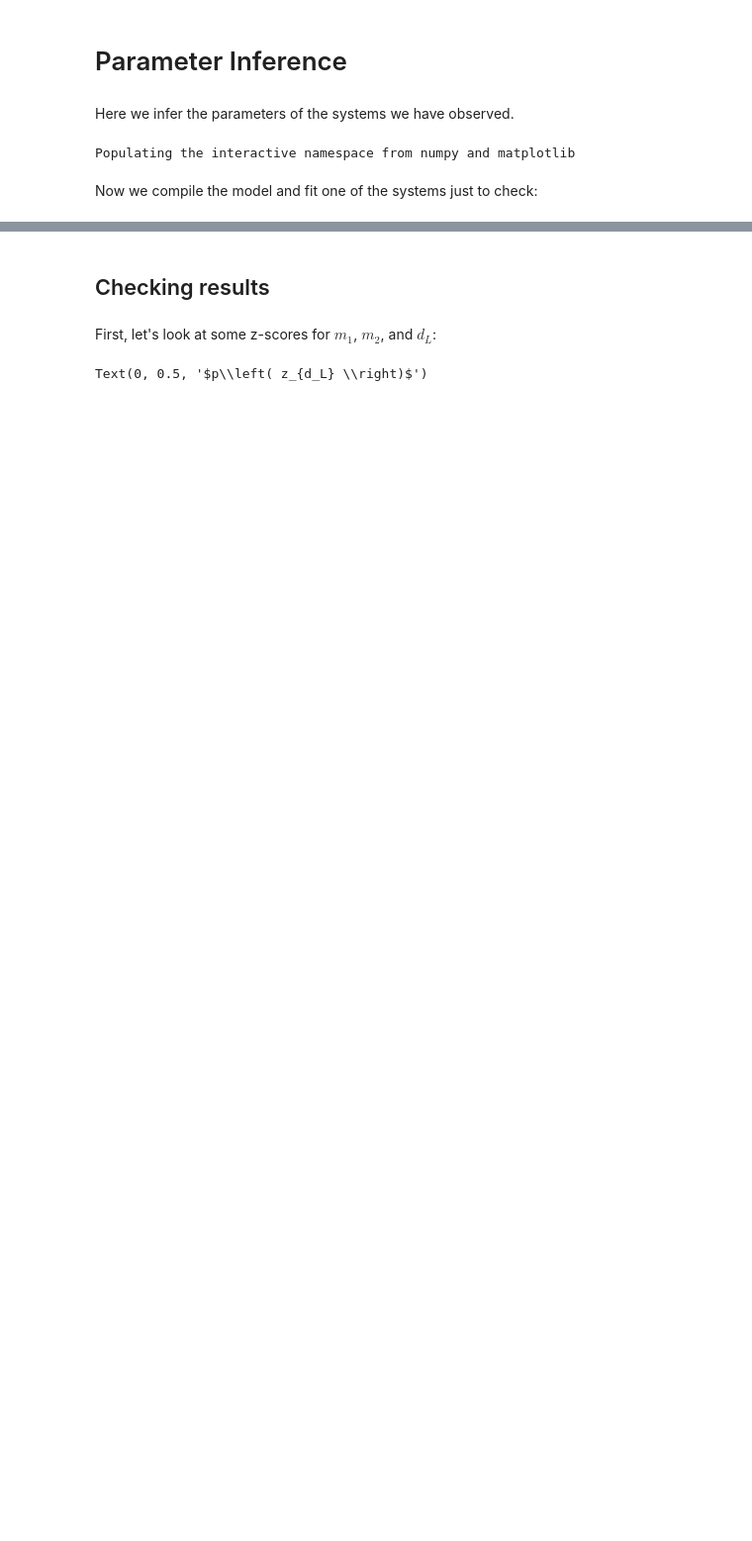
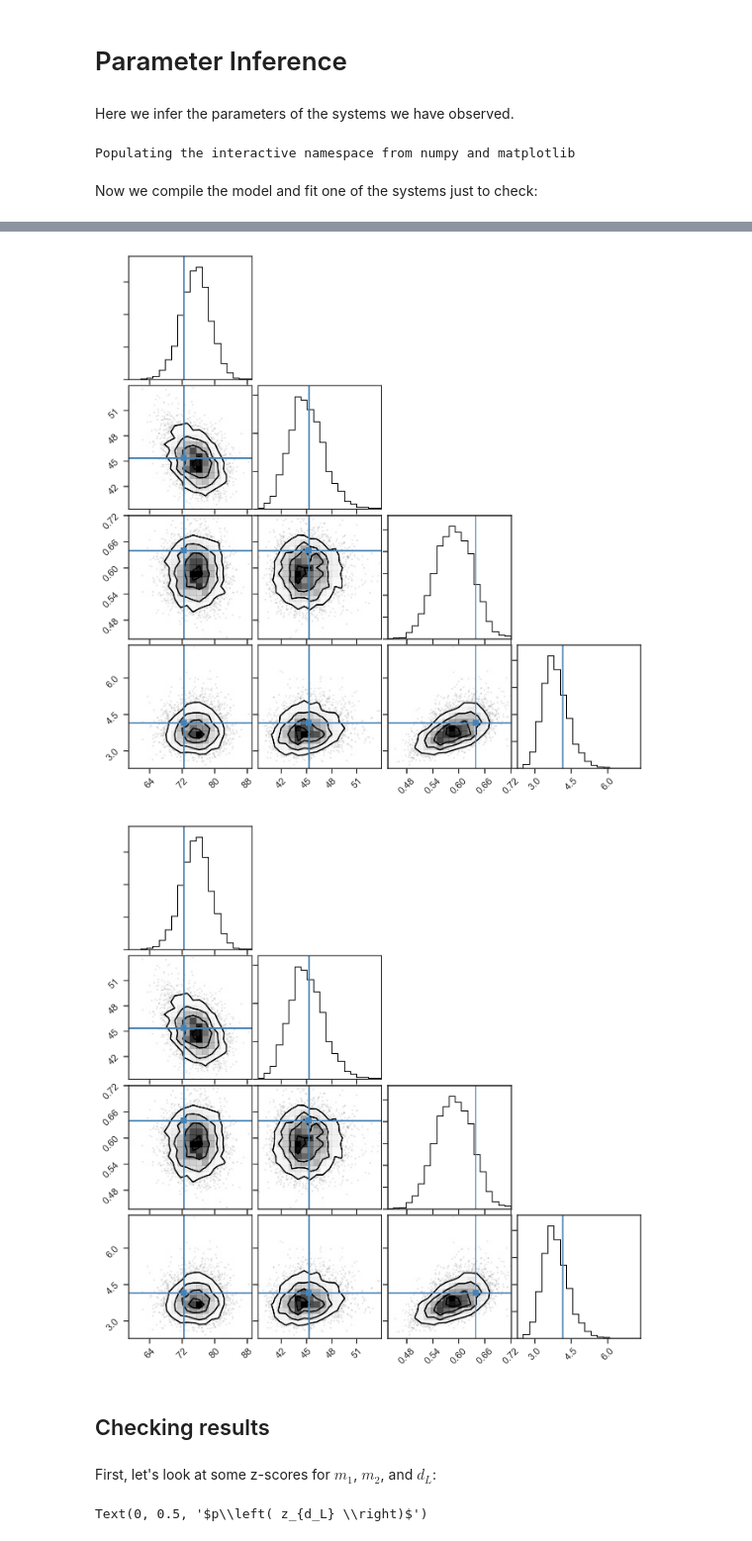
Before and after one commit to farr/PISNLineCosmography, a Jupyter notebook: InferParameters.ipynb, the cells around one changed output, grey strips where cells are left out. Shown at 99% size. Saved outputs shown, nothing was run; the diff lists cells and outputs as text; code cells hidden in the pictures; blank space fills up the shorter version.

```diff
--- a/InferParameters.ipynb
+++ b/InferParameters.ipynb
@@ -160,0 +122,48 @@ with h5py.File('observations.h5', 'a') as f:
+# %%
+def mcetathetarho_to_m1m2thetadl(mc, eta, theta, rho):
+    disc = 1.0 - 4.0*eta
+    m1 = 0.5*(1 + sqrt(disc))*mc/eta**(3.0/5.0)
+    m2 = 0.5*(1 - sqrt(disc))*mc/eta**(3.0/5.0)
+
+    dl = optimal_snr(m1, m2, 1)*theta/rho
+
+    mwt = (m1+m2)**2 / (eta**(3.0/5.0)*(m1-m2))
+    dlwt = optimal_snr(m1, m2, 1)*theta/(rho*rho)
+
+    wt = mwt*dlwt*ptheta(theta)
+    wt /= np.max(wt)
+    r = rand(len(mc))
+    s = r < wt
+
+    return m1[s], m2[s], theta[s], dl[s]
+# %%
+mcs = draw_mc(mcobs[0], sigma_mc[0])
+etas = draw_eta(etaobs[0], sigma_eta[0])
+thetas = draw_theta(thetaobs[0], sigma_theta[0])
+rhos = draw_rho(rhoobs[0])
+# %%
+m1 = empty((0,))
+m2 = empty((0,))
+theta = empty((0,))
+dl = empty((0,))
+
+while len(m1) < 4000:
+    a, b, c, d = mcetathetarho_to_m1m2thetadl(draw_mc(mcobs[0], sigma_mc[0]),
+                                              draw_eta(etaobs[0], sigma_eta[0]),
+                                              draw_theta(thetaobs[0], sigma_theta[0]),
+                                              draw_rho(rhoobs[0]))
+
+    m1 = concatenate((m1, a))
+    m2 = concatenate((m2, b))
+    theta = concatenate((theta, c))
+    dl = concatenate((dl, d))
+m1 = m1[:4000]
+m2 = m2[:4000]
+theta = theta[:4000]
+dl = dl[:4000]
+# %%
+corner.corner(column_stack((m1, m2, theta, dl)),
+              truths=[m1s[0]*(1+zs[0]), m2s[0]*(1+zs[0]), thetas[0], Planck15.luminosity_distance(zs[0]).to(u.Gpc).value])
+# %% [output]
+[figure, added]
+[figure, added]
```
Also changed, not shown: parts of 24 cells of this notebook, 4 other files.
